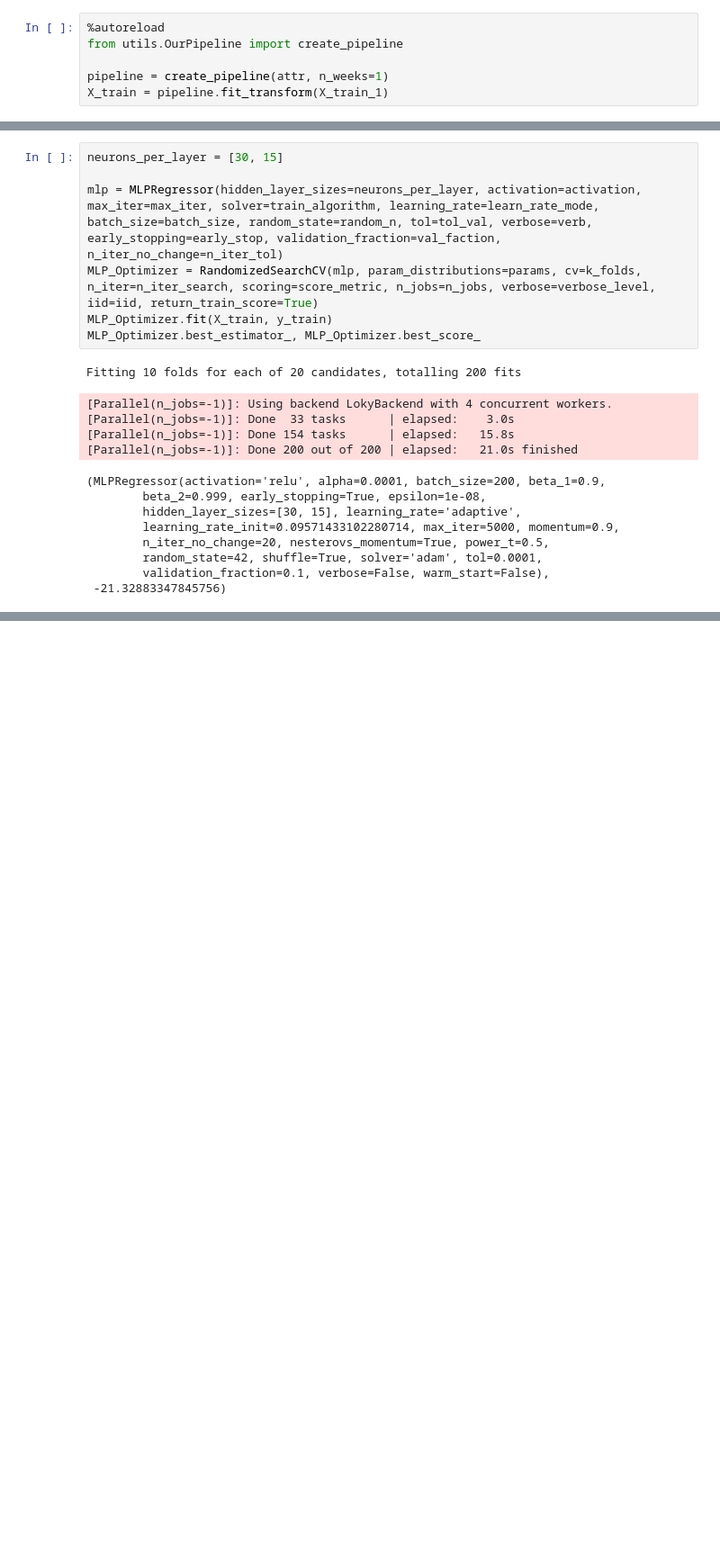
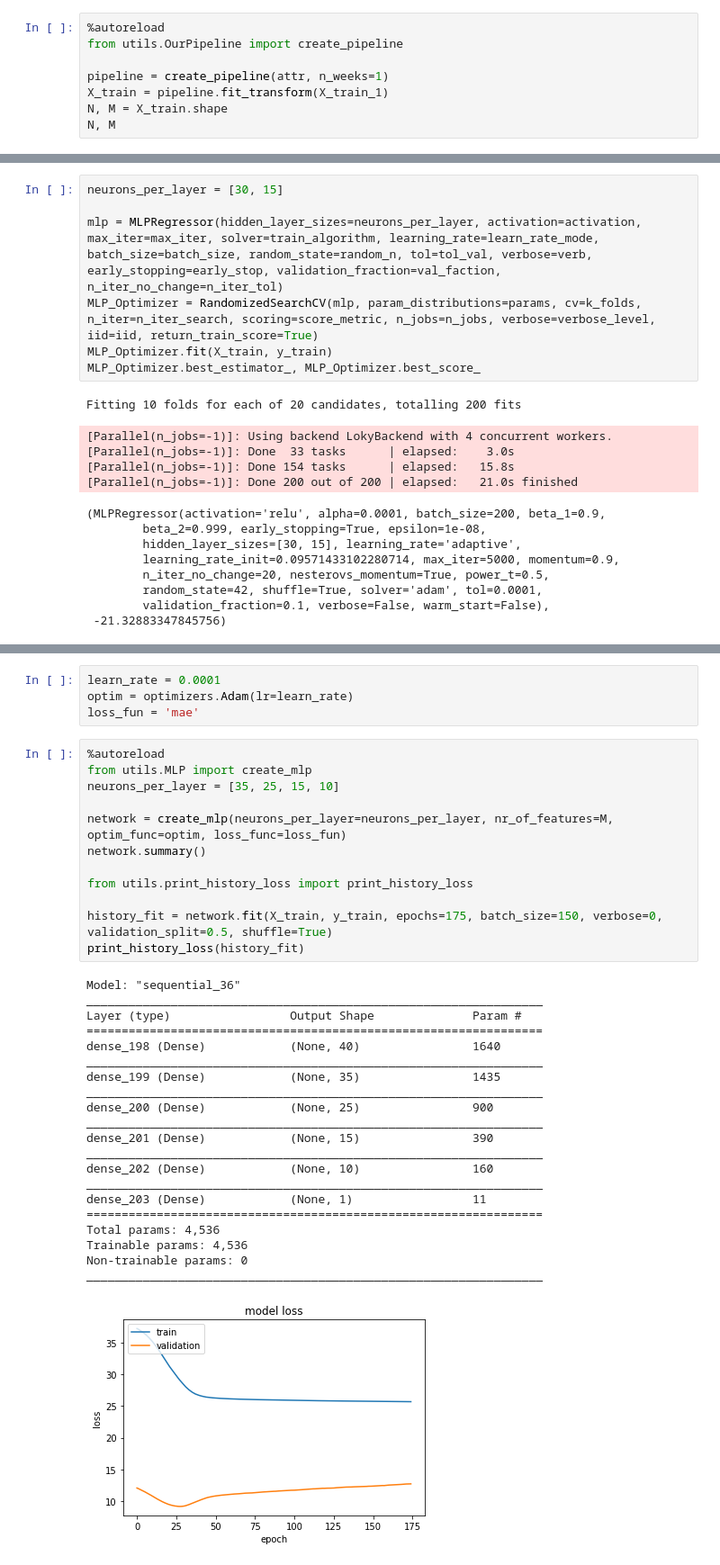
Before and after one commit to MLobo1997/DengAI, a Jupyter notebook: neural_networks.ipynb, the cells around one changed output, grey strips where cells are left out. Shown at 90% size. Cells and saved outputs as stored; diff of their text form; blank space fills up the shorter version.

```diff
--- a/neural_networks.ipynb
+++ b/neural_networks.ipynb
@@ -75,3 +78,5 @@ from utils.OurPipeline import create_pipeline
 
 pipeline = create_pipeline(attr, n_weeks=1)
 X_train = pipeline.fit_transform(X_train_1)
+N, M = X_train.shape
+N, M
@@ -211,0 +204,38 @@ pd.DataFrame(MLP_Optimizer.cv_results_)[['params','mean_test_score','std_test_sc
+# %%
+learn_rate = 0.0001
+optim = optimizers.Adam(lr=learn_rate)
+loss_fun = 'mae'
+# %%
+%autoreload
+from utils.MLP import create_mlp
+neurons_per_layer = [35, 25, 15, 10]
+
+network = create_mlp(neurons_per_layer=neurons_per_layer, nr_of_features=M, optim_func=optim, loss_func=loss_fun)
+network.summary()
+
+from utils.print_history_loss import print_history_loss
+
+history_fit = network.fit(X_train, y_train, epochs=175, batch_size=150, verbose=0, validation_split=0.5, shuffle=True)
+print_history_loss(history_fit)
+# %% [output]
+Model: "sequential_36"
+_________________________________________________________________
+Layer (type)                 Output Shape              Param #
+=================================================================
+dense_198 (Dense)            (None, 40)                1640
+_________________________________________________________________
+dense_199 (Dense)            (None, 35)                1435
+_________________________________________________________________
+dense_200 (Dense)            (None, 25)                900
+_________________________________________________________________
+dense_201 (Dense)            (None, 15)                390
+_________________________________________________________________
+dense_202 (Dense)            (None, 10)                160
+_________________________________________________________________
+dense_203 (Dense)            (None, 1)                 11
+=================================================================
+Total params: 4,536
+Trainable params: 4,536
+Non-trainable params: 0
+_________________________________________________________________
+[figure, added]
```
Also changed, not shown: parts of 11 cells of this notebook, 3 other files.
